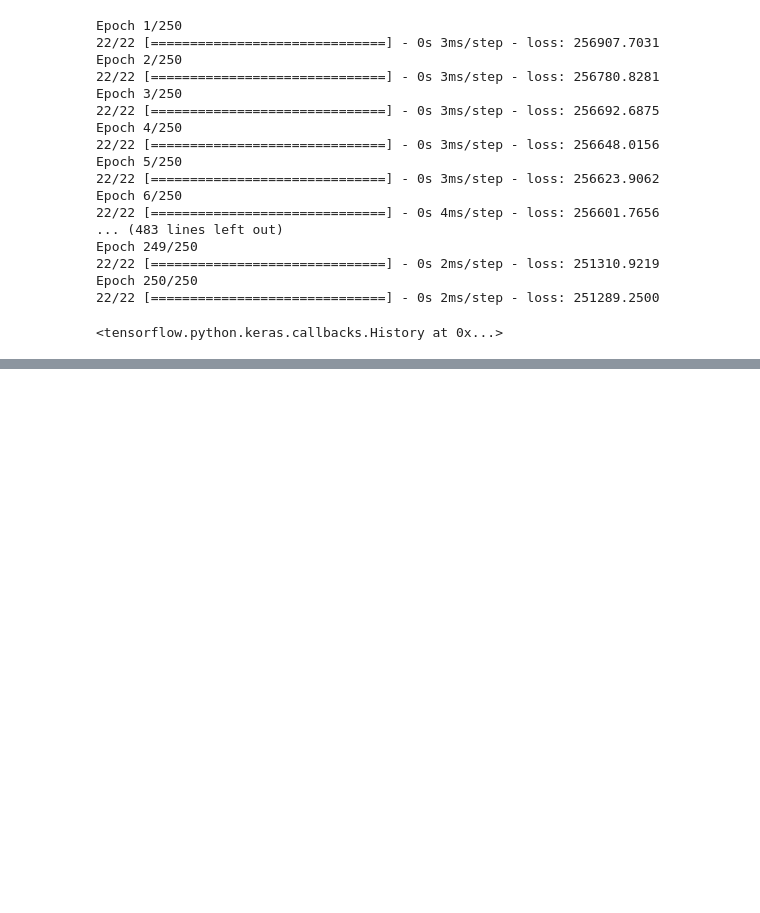
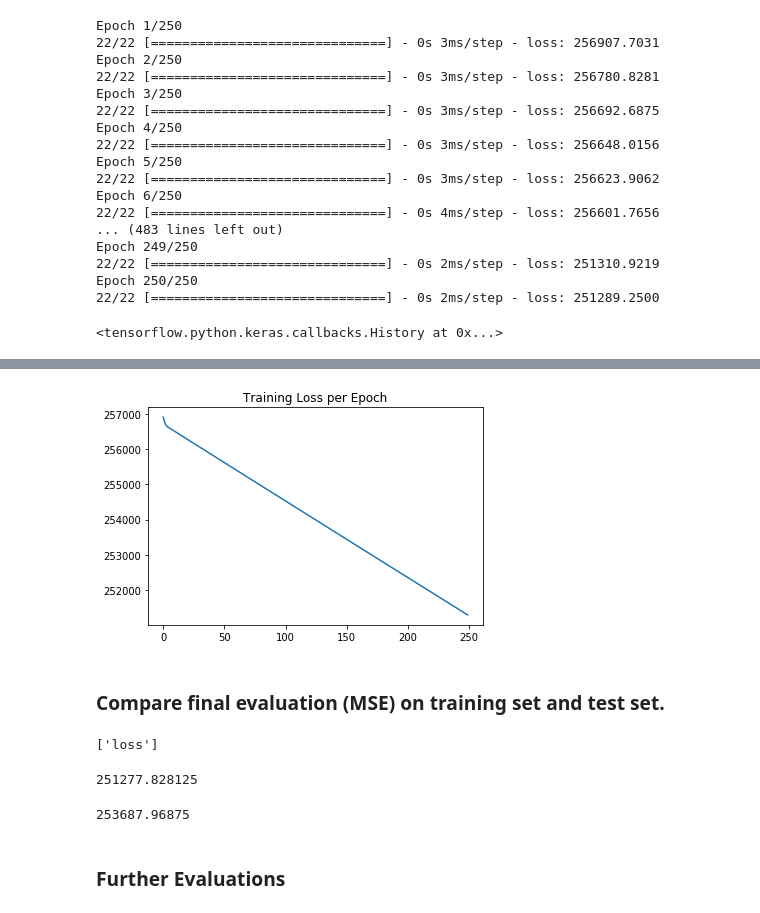
Before and after one commit to arpitsomani8/TensorFlow-And-Keras, a Jupyter notebook: TensorFlow and Keras Basic Syntax/TensorFlow and Keras Basic Syntax.ipynb, the cells around one changed output, grey strips where cells are left out. Cells and saved outputs as stored; diff of their text form; code cells hidden in the pictures; blank space fills up the shorter version.

Commit message:
Evaluation

```diff
--- a/TensorFlow and Keras Basic Syntax/TensorFlow and Keras Basic Syntax.ipynb
+++ b/TensorFlow and Keras Basic Syntax/TensorFlow and Keras Basic Syntax.ipynb
@@ -197,0 +222,13 @@ Epoch 250/250
+# %%
+loss = model.history.history['loss']
+# %%
+sns.lineplot(x=range(len(loss)),y=loss)
+plt.title("Training Loss per Epoch");
+# %% [output]
+[figure, added]
+# %% [markdown]
+### Compare final evaluation (MSE) on training set and test set.
+# %%
+model.metrics_names
+# %% [output]
+['loss']
@@ -197,0 +238,10 @@ Epoch 250/250
+# %%
+training_score
+# %% [output]
+251277.828125
+# %%
+test_score
+# %% [output]
+253687.96875
+# %% [markdown]
+### Further Evaluations
```
Also changed, not shown: parts of 21 cells of this notebook.
